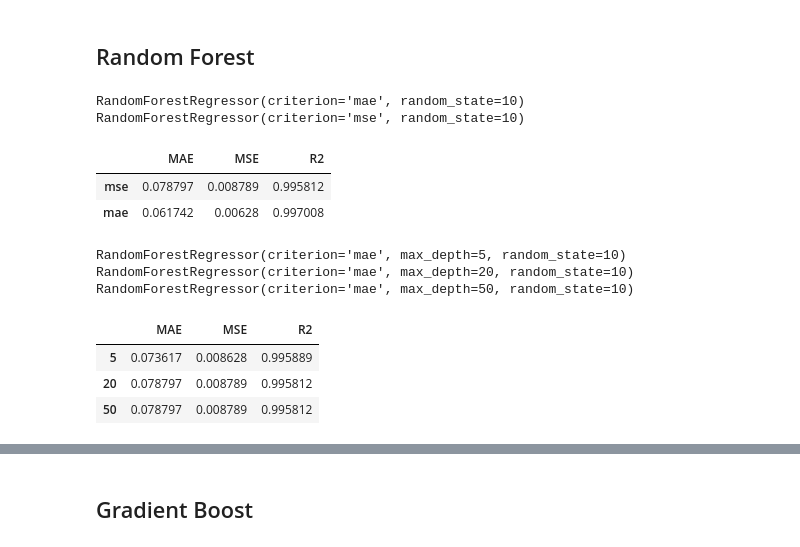
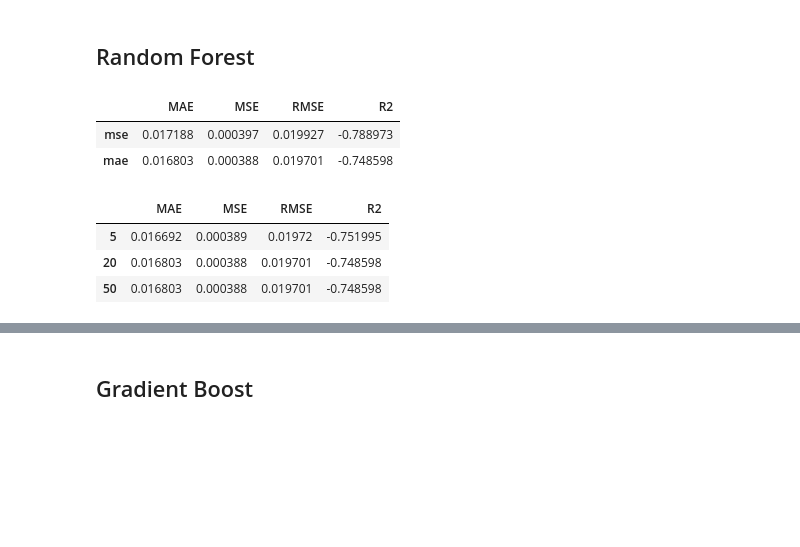
Before and after one commit to diogobulhosa/BC4, a Jupyter notebook: notebooks/nb_link.ipynb, the cells around one changed output, grey strips where cells are left out. Drawn from its saved outputs; the diff is of its cells as text; code cells hidden in the pictures; blank space fills up the shorter version.

```diff
--- a/notebooks/nb_link.ipynb
+++ b/notebooks/nb_link.ipynb
@@ -130,2 +103,0 @@ def train_test_split_time_series(data, num_df, column_date):
-# %%
-date = train_test_split_time_series(X, num_df=3, column_date='Date')
@@ -282,9 +212,3 @@ class TimeBasedCV(object):
             Returns the number of splitting iterations in the cross-validator.
         """
         return self.n_splits
-# %%
-y_tbcv = df_link['close']
-X_tbcv = scaled_df.drop(['close'], axis=1)
-# %%
-X_tbcv.reset_index(inplace=True)
-X_tbcv['Date'] = pd.to_datetime(X_tbcv['Date'], format='%Y-%m-%d')
@@ -357,0 +234,28 @@ def show_results(df,X_train, X_test, y_train, y_test, *args):
+# %%
+def forecasting(model,df1, forecast_length):
+    df3 = df1[['close', 'Date']]
+    df3 = add_days(df3, forecast_length)
+    finaldf = df1.drop('Date', axis=1)
+    finaldf = finaldf.reset_index(drop=True)
+    end_point = len(finaldf)
+    x = end_point - forecast_length
+    finaldf_train = finaldf.loc[:x - 1, :]
+    finaldf_train_x = finaldf_train.loc[:, finaldf_train.columns != 'close']
+    finaldf_train_y = finaldf_train['close']
+
+    fit = model.fit(finaldf_train_x, finaldf_train_y)
+    yhat = []
+    end_point = len(finaldf)
+    df3_end = len(df3)
+    for i in range(forecast_length, 0, -1):
+        y = end_point - i
+        inputfile = finaldf.loc[y:end_point, :]
+        inputfile_x = inputfile.loc[:, inputfile.columns != 'close']
+        pred_set = inputfile_x.head(1)
+        pred = fit.predict(pred_set)
+        df3.at[df3.index[df3_end - i], 'close'] = pred[0]
+        finaldf = df1.drop('Date', axis=1)
+        finaldf = finaldf.reset_index(drop=True)
+        yhat.append(pred)
+    yhat = np.array(yhat)
+    return yhat
@@ -499,26 +532,21 @@ def avg_score(model, X, y, splits,split_method = 'tscv', train_period_split = 30
 # %%
 rf_se = RandomForestRegressor(random_state=10,criterion='mse')
 rf_ae = RandomForestRegressor(random_state=10,criterion='mae')
-df = pd.DataFrame(columns = ['MAE', 'MSE', 'R2'], index = ['mse','mae'])
-show_results(df, X_train_cv, X_test_cv, y_train_cv, y_test_cv, rf_ae, rf_se)
+df = pd.DataFrame(columns = ['MAE', 'MSE','RMSE','R2'], index = ['mse','mae'])
+show_results(df, df_link,'close',100,5, rf_se, rf_ae)
 # %% [output]
-RandomForestRegressor(criterion='mae', random_state=10)
-RandomForestRegressor(criterion='mse', random_state=10)
-|  | MAE | MSE | R2 |
-| mse | 0.078797 | 0.008789 | 0.995812 |
-| mae | 0.061742 | 0.00628 | 0.997008 |
+|  | MAE | MSE | RMSE | R2 |
+| mse | 0.017188 | 0.000397 | 0.019927 | -0.788973 |
+| mae | 0.016803 | 0.000388 | 0.019701 | -0.748598 |
 # %%
 rf_5 = RandomForestRegressor(random_state=10,criterion='mae', max_depth=5)
 rf_20 = RandomForestRegressor(random_state=10,criterion='mae', max_depth=20)
 rf_50 = RandomForestRegressor(random_state=10,criterion='mae', max_depth=50)
-df = pd.DataFrame(columns = ['MAE', 'MSE', 'R2'], index = ['5','20', '50'])
-show_results(df, X_train_cv, X_test_cv, y_train_cv, y_test_cv,rf_5, rf_20,rf_50)
+df = pd.DataFrame(columns = ['MAE', 'MSE','RMSE', 'R2'], index = ['5','20', '50'])
+show_results(df, df_link,'close',100,5,rf_5, rf_20,rf_50)
 # %% [output]
-RandomForestRegressor(criterion='mae', max_depth=5, random_state=10)
-RandomForestRegressor(criterion='mae', max_depth=20, random_state=10)
-RandomForestRegressor(criterion='mae', max_depth=50, random_state=10)
-|  | MAE | MSE | R2 |
-| 5 | 0.073617 | 0.008628 | 0.995889 |
-| 20 | 0.078797 | 0.008789 | 0.995812 |
-| 50 | 0.078797 | 0.008789 | 0.995812 |
+|  | MAE | MSE | RMSE | R2 |
+| 5 | 0.016692 | 0.000389 | 0.01972 | -0.751995 |
+| 20 | 0.016803 | 0.000388 | 0.019701 | -0.748598 |
+| 50 | 0.016803 | 0.000388 | 0.019701 | -0.748598 |
 # %%
```
Also changed, not shown: parts of 91 cells of this notebook.
